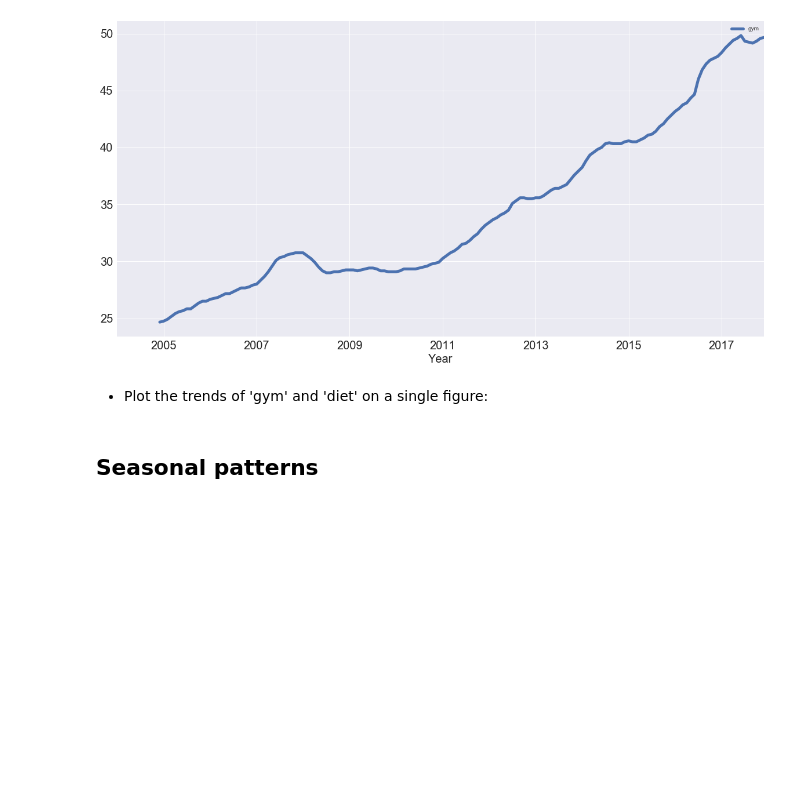
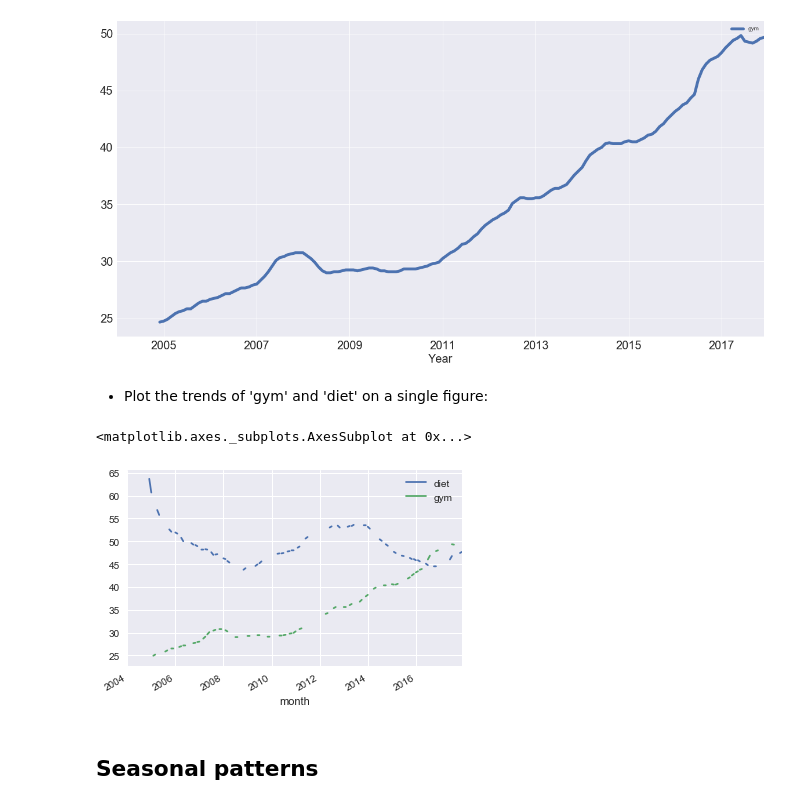
Before and after one commit to ajinkyapuar/datacamp_facebook_live_ny_resolution, a Jupyter notebook: New_Years_Resolutions_Workshop.ipynb, the cells around one changed output. Cells and saved outputs as stored; diff of their text form; code cells hidden in the pictures; blank space fills up the shorter version.

Commit message:
df concat diet gym

```diff
--- a/New_Years_Resolutions_Workshop.ipynb
+++ b/New_Years_Resolutions_Workshop.ipynb
@@ -153,3 +150,9 @@ ____
+# %%
+df_rm = pd.concat([diet.rolling(12).mean(), gym.rolling(12).mean()])
+df_rm.plot()
+# %% [output]
+<matplotlib.axes._subplots.AxesSubplot at 0x...>
+[figure, added]
 # %% [markdown]
 ## Seasonal patterns
 # %% [markdown]
```
Also changed, not shown: parts of 1 cell of this notebook.
